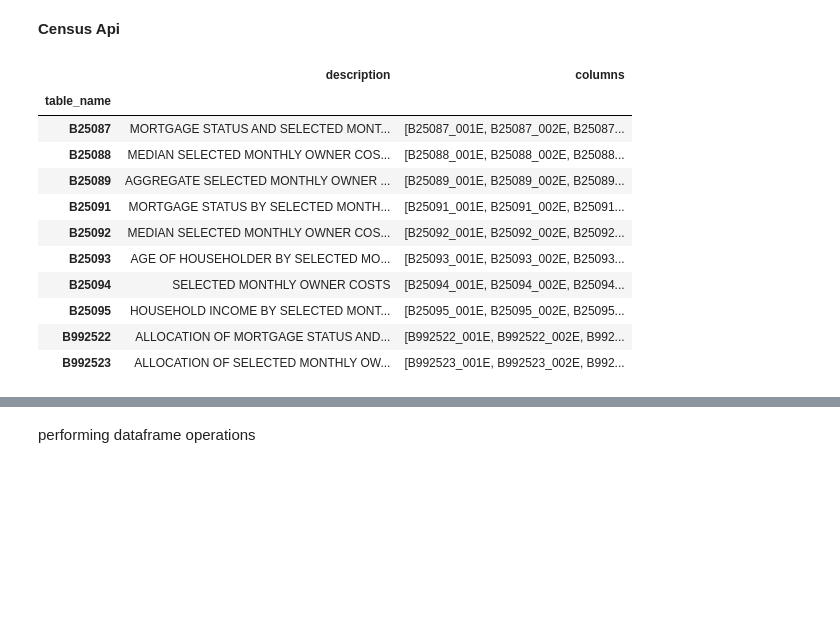
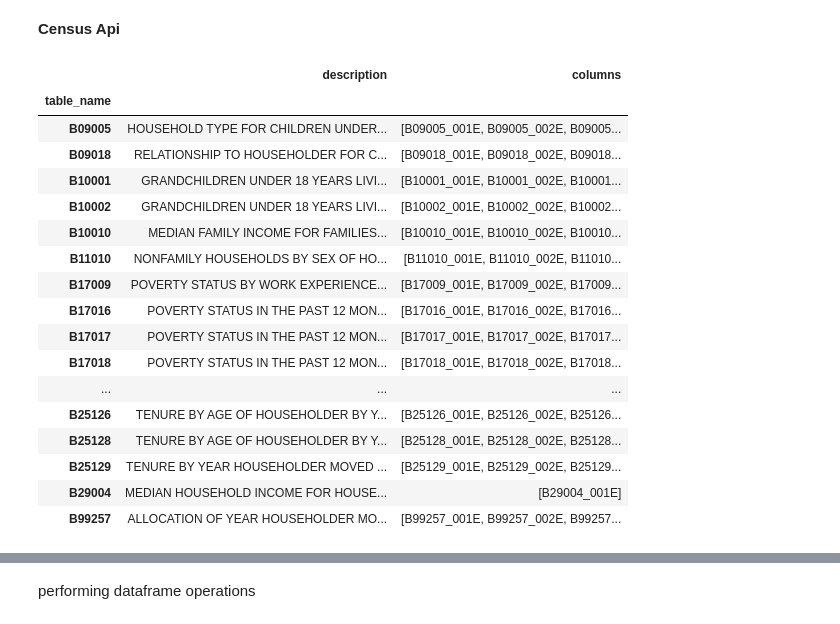
Before and after one commit to dianita956/Maps, a Jupyter notebook: Bexar County Black and African American Home Ownership ACS_5_2019 (percentage).ipynb, the cells around one changed output, grey strips where cells are left out. Drawn from its saved outputs; the diff is of its cells as text; code cells hidden in the pictures; blank space fills up the shorter version.

```diff
--- a/Bexar County Black and African American Home Ownership ACS_5_2019 (percentage).ipynb
+++ b/Bexar County Black and African American Home Ownership ACS_5_2019 (percentage).ipynb
@@ -20,20 +20,26 @@ import pandas as pd
 **Census Api**
 # %%
 acs=cenpy.products.ACS(year="latest")
-acs.filter_tables('OWNER', by='description')
+acs.filter_tables('HOUSEHOLDER', by='description')
 # %% [output]
 |  | description | columns |
 | table_name |  |  |
-| B25087 | MORTGAGE STATUS AND SELECTED MONT... | [B25087_001E, B25087_002E, B25087... |
-| B25088 | MEDIAN SELECTED MONTHLY OWNER COS... | [B25088_001E, B25088_002E, B25088... |
-| B25089 | AGGREGATE SELECTED MONTHLY OWNER ... | [B25089_001E, B25089_002E, B25089... |
-| B25091 | MORTGAGE STATUS BY SELECTED MONTH... | [B25091_001E, B25091_002E, B25091... |
-| B25092 | MEDIAN SELECTED MONTHLY OWNER COS... | [B25092_001E, B25092_002E, B25092... |
-| B25093 | AGE OF HOUSEHOLDER BY SELECTED MO... | [B25093_001E, B25093_002E, B25093... |
-| B25094 | SELECTED MONTHLY OWNER COSTS | [B25094_001E, B25094_002E, B25094... |
-| B25095 | HOUSEHOLD INCOME BY SELECTED MONT... | [B25095_001E, B25095_002E, B25095... |
-| B992522 | ALLOCATION OF MORTGAGE STATUS AND... | [B992522_001E, B992522_002E, B992... |
-| B992523 | ALLOCATION OF SELECTED MONTHLY OW... | [B992523_001E, B992523_002E, B992... |
+| B09005 | HOUSEHOLD TYPE FOR CHILDREN UNDER... | [B09005_001E, B09005_002E, B09005... |
+| B09018 | RELATIONSHIP TO HOUSEHOLDER FOR C... | [B09018_001E, B09018_002E, B09018... |
+| B10001 | GRANDCHILDREN UNDER 18 YEARS LIVI... | [B10001_001E, B10001_002E, B10001... |
+| B10002 | GRANDCHILDREN UNDER 18 YEARS LIVI... | [B10002_001E, B10002_002E, B10002... |
+| B10010 | MEDIAN FAMILY INCOME FOR FAMILIES... | [B10010_001E, B10010_002E, B10010... |
+| B11010 | NONFAMILY HOUSEHOLDS BY SEX OF HO... | [B11010_001E, B11010_002E, B11010... |
+| B17009 | POVERTY STATUS BY WORK EXPERIENCE... | [B17009_001E, B17009_002E, B17009... |
+| B17016 | POVERTY STATUS IN THE PAST 12 MON... | [B17016_001E, B17016_002E, B17016... |
+| B17017 | POVERTY STATUS IN THE PAST 12 MON... | [B17017_001E, B17017_002E, B17017... |
+| B17018 | POVERTY STATUS IN THE PAST 12 MON... | [B17018_001E, B17018_002E, B17018... |
+| ... | ... | ... |
+| B25126 | TENURE BY AGE OF HOUSEHOLDER BY Y... | [B25126_001E, B25126_002E, B25126... |
+| B25128 | TENURE BY AGE OF HOUSEHOLDER BY Y... | [B25128_001E, B25128_002E, B25128... |
+| B25129 | TENURE BY YEAR HOUSEHOLDER MOVED ... | [B25129_001E, B25129_002E, B25129... |
+| B29004 | MEDIAN HOUSEHOLD INCOME FOR HOUSE... | [B29004_001E] |
+| B99257 | ALLOCATION OF YEAR HOUSEHOLDER MO... | [B99257_001E, B99257_002E, B99257... |
 # %%
 c = Census('f5e7cf46eaa83ae8323e6051f74d9ab363d0b957')
 # %%
```
Also changed, not shown: parts of 7 cells of this notebook.
